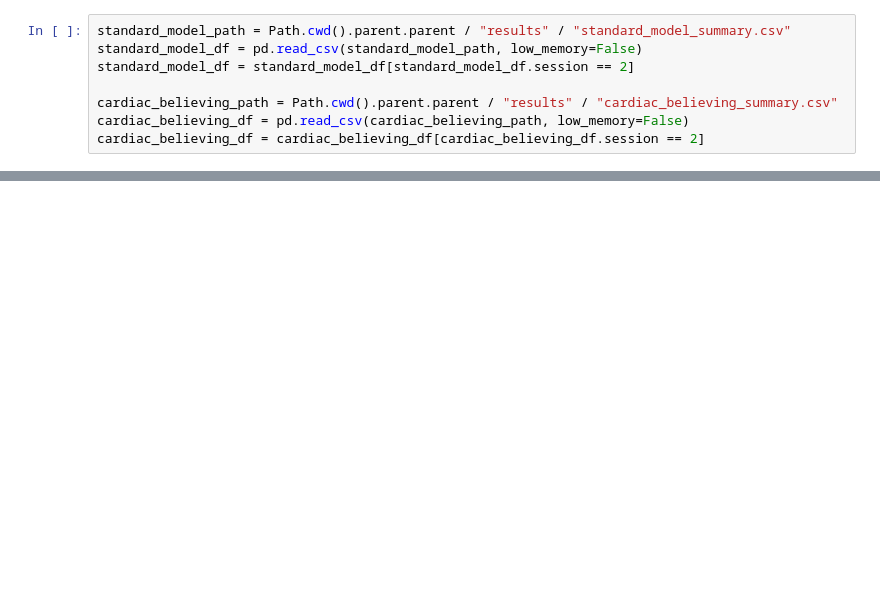
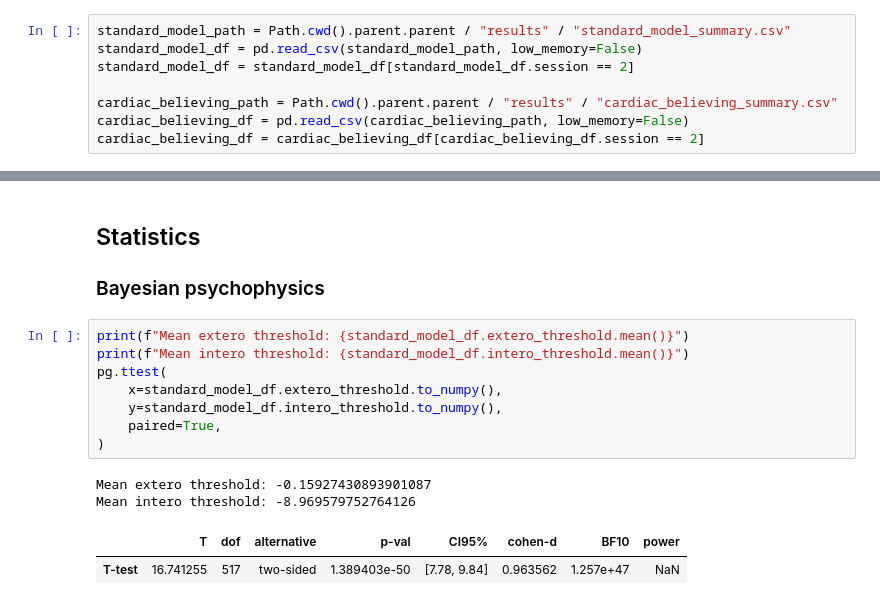
Before and after one commit to LegrandNico/ComputationalCardioception, a Jupyter notebook: code/notebooks/Figure_2_cardiac_beliefs.ipynb, the cells around one changed output, grey strips where cells are left out. Cells and saved outputs as stored; diff of their text form; blank space fills up the shorter version.

```diff
--- a/code/notebooks/Figure_2_cardiac_beliefs.ipynb
+++ b/code/notebooks/Figure_2_cardiac_beliefs.ipynb
@@ -177,0 +179,16 @@ plt.savefig(Path().cwd().parent.parent / "figures" / "figure_2_boxplots.svg")
+# %% [markdown]
+## Statistics
+### Bayesian psychophysics
+# %%
+print(f"Mean extero threshold: {standard_model_df.extero_threshold.mean()}")
+print(f"Mean intero threshold: {standard_model_df.intero_threshold.mean()}")
+pg.ttest(
+    x=standard_model_df.extero_threshold.to_numpy(),
+    y=standard_model_df.intero_threshold.to_numpy(),
+    paired=True,
+)
+# %% [output]
+Mean extero threshold: -0.15927430893901087
+Mean intero threshold: -8.969579752764126
+|  | T | dof | alternative | p-val | CI95% | cohen-d | BF10 | power |
+| T-test | 16.741255 | 517 | two-sided | 1.389403e-50 | [7.78, 9.84] | 0.963562 | 1.257e+47 | NaN |
```
Also changed, not shown: parts of 6 cells of this notebook, 24 other files.
